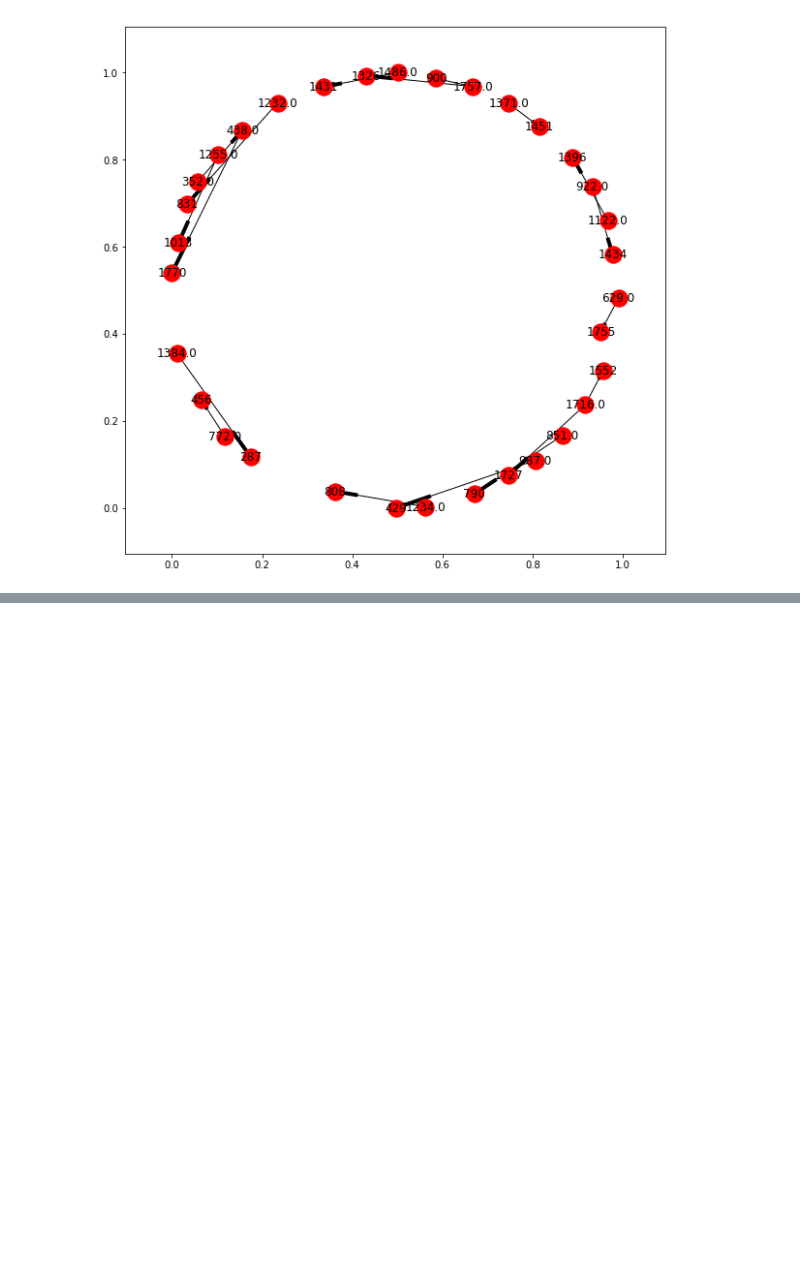
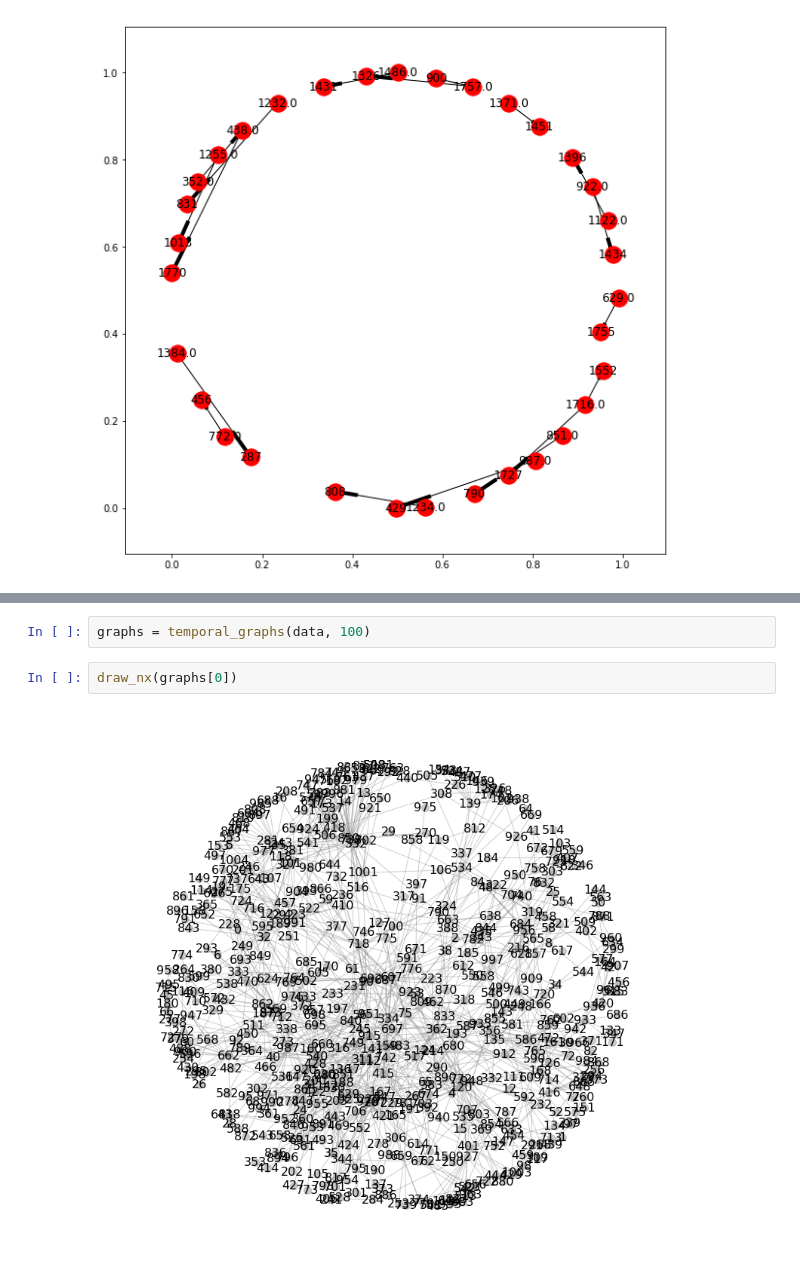
Before and after one commit to Euphe/ns, a Jupyter notebook: Classes Module 3/03_5.1_struct_sim.ipynb, the cells around one changed output, grey strips where cells are left out. Saved outputs shown, nothing was run; the diff lists cells and outputs as text; blank space fills up the shorter version.

```diff
--- a/Classes Module 3/03_5.1_struct_sim.ipynb
+++ b/Classes Module 3/03_5.1_struct_sim.ipynb
@@ -359,0 +480,6 @@ data.head(30)
+# %%
+graphs = temporal_graphs(data, 100)
+# %%
+draw_nx(graphs[0])
+# %% [output]
+[figure, added]
```
Also changed, not shown: parts of 17 cells of this notebook.
